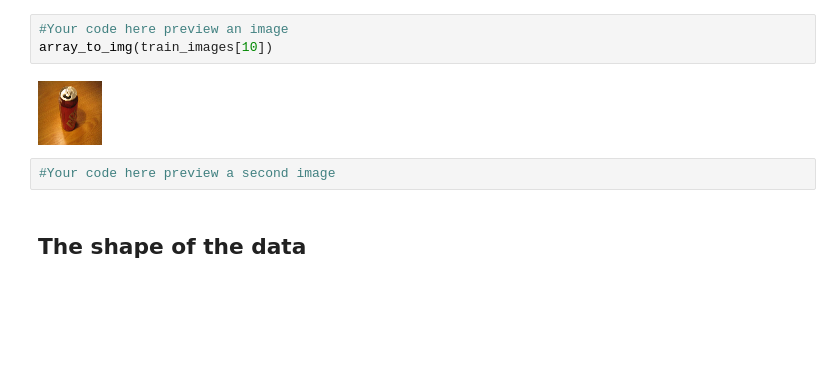
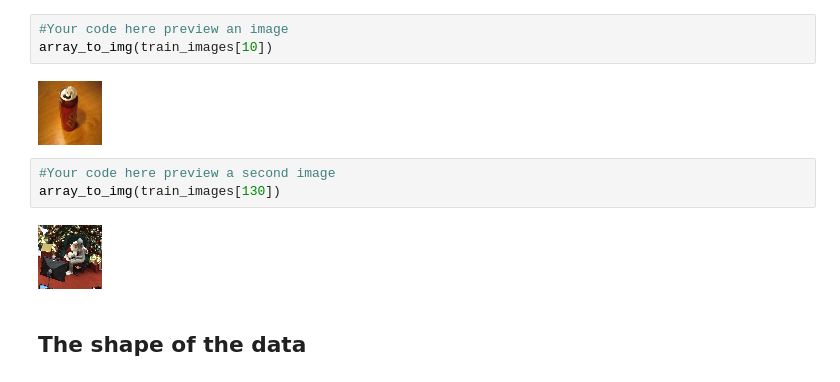
Before and after one commit to ntk38/dsc-04-40-03-introduction-to-neural-networks-lab-nyc-ds-career-012819, a Jupyter notebook: index.ipynb, the cells around one changed output. Drawn from its saved outputs; the diff is of its cells as text; blank space fills up the shorter version.

```diff
--- a/index.ipynb
+++ b/index.ipynb
@@ -81,6 +81,9 @@ array_to_img(train_images[10])
 [figure]
 # %%
 #Your code here preview a second image
+array_to_img(train_images[130])
+# %% [output]
+[figure, added]
 # %% [markdown]
 ## The shape of the data
 # %% [markdown]
```
